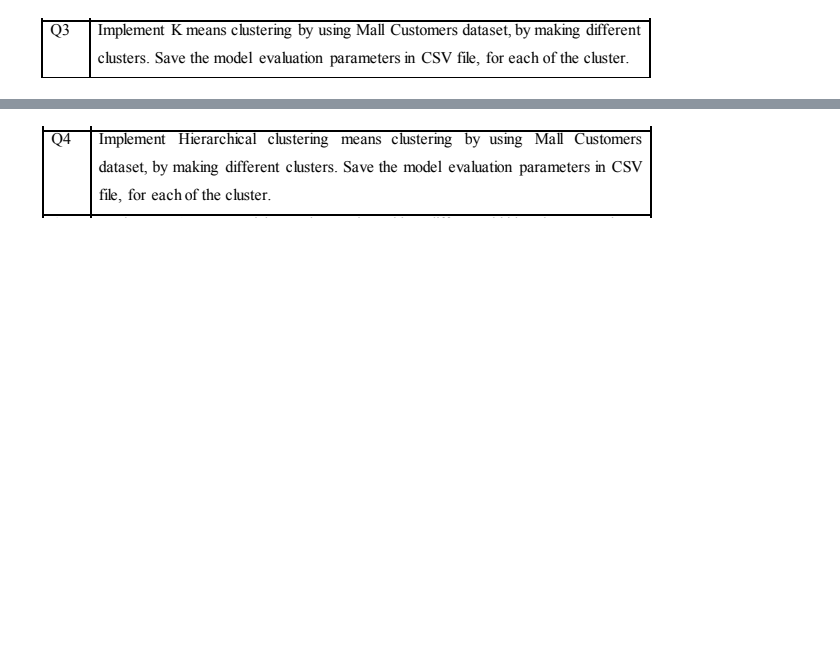
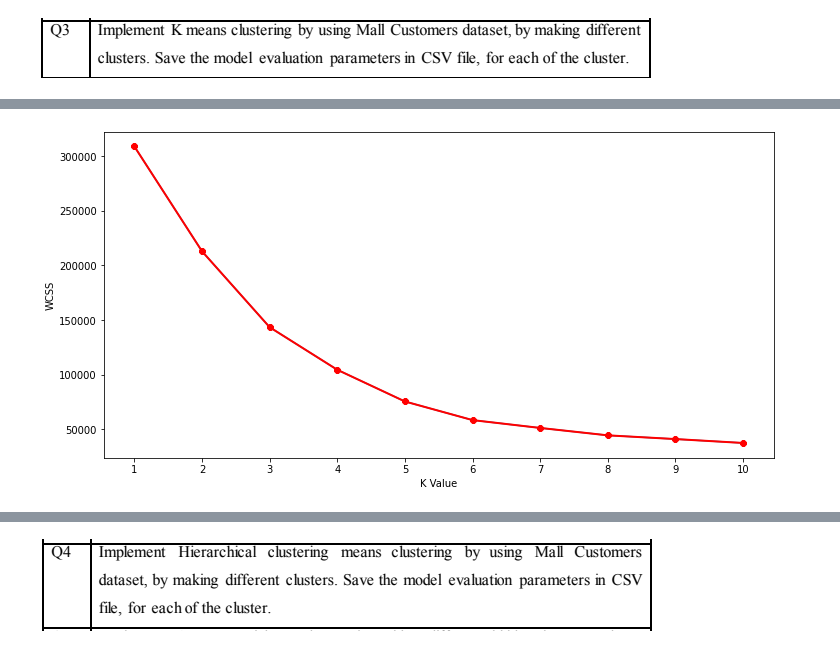
Before and after one commit to Arnav-Barman/UML501-ML, a Jupyter notebook: Assignment8_ArnavBarman_3CO15.ipynb, the cells around one changed output, grey strips where cells are left out. Cells and saved outputs as stored; diff of their text form; code cells hidden in the pictures; blank space fills up the shorter version.

```diff
--- a/Assignment8_ArnavBarman_3CO15.ipynb
+++ b/Assignment8_ArnavBarman_3CO15.ipynb
@@ -6,0 +103,10 @@
+# %%
+kernel = ['linear', 'rbf', 'poly']
+kernel_performance = []
+for i in kernel:
+    c_score = []
+    for c in range(1, 100):
+        model = SVR(C=c)
+        model.fit(x_train, y_train)
+        c_score.append((c,model.score(x_test, y_test)))
+    kernel_performance.append((i, max(c_score, key=lambda item: item[1])))
@@ -8,0 +127,21 @@
+# %%
+le = LabelEncoder()
+mall["Gender"] = le.fit_transform(mall["Gender"])
+# %%
+mall.drop("CustomerID", axis=1, inplace=True)
+# %%
+wcss = []
+for i in range(1, 11):
+    km = KMeans(n_clusters=i)
+    km.fit(mall)
+    wcss.append(km.inertia_)
+# %%
+plt.figure(figsize=(12,6))
+plt.plot(range(1,11),wcss)
+plt.plot(range(1,11),wcss, linewidth=2, color="red", marker ="8")
+plt.xlabel("K Value")
+plt.xticks(np.arange(1,11,1))
+plt.ylabel("WCSS")
+plt.show()
+# %% [output]
+[figure, added]
```
Also changed, not shown: parts of 47 cells of this notebook.
